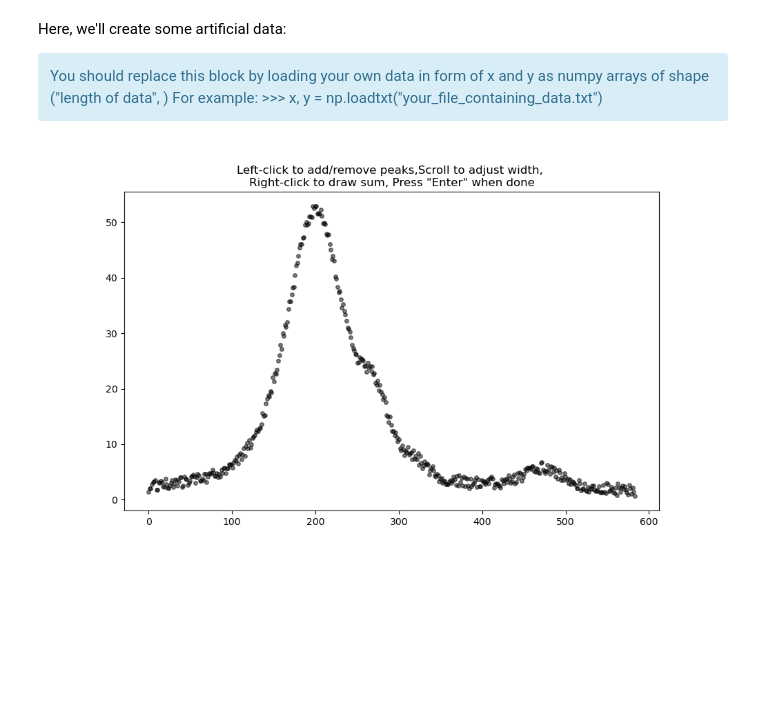
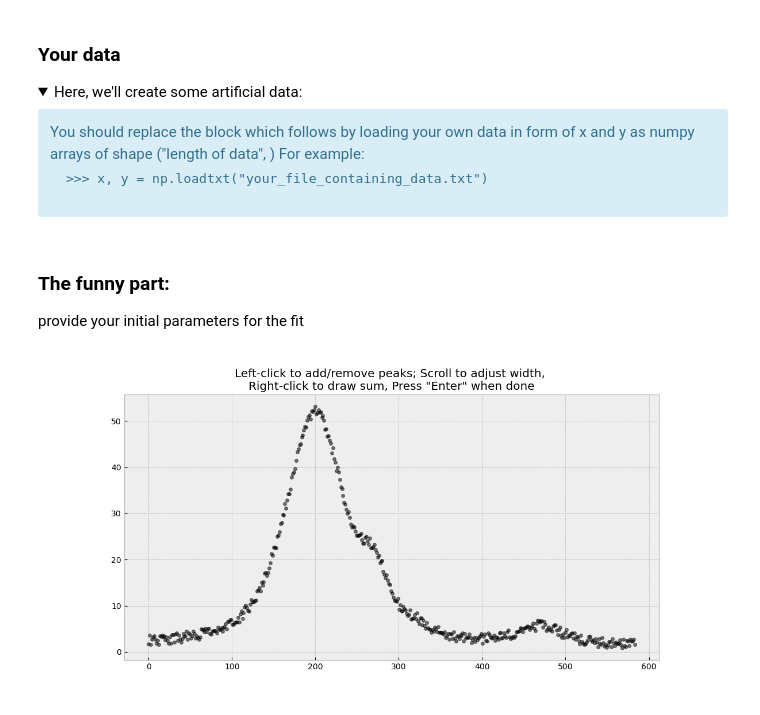
Before and after one commit to svi-lab/SemiManual-fitting, a Jupyter notebook: SMfit.ipynb, the cells around one changed output. Cells and saved outputs as stored; diff of their text form; code cells hidden in the pictures; folded sections open; blank space fills up the shorter version.

```diff
--- a/SMfit.ipynb
+++ b/SMfit.ipynb
@@ -74,23 +2,24 @@ y += np.random.random(len(x))*np.mean(y)/5
 %matplotlib widget
 import numpy as np
 import matplotlib.pyplot as plt
-from matplotlib.patches import Ellipse
-from copy import copy
 from scipy.optimize import curve_fit
 import utilities as ut
 
+
 fitting_function = ut.multi_pV
-# from utilities import fitonclick, pV, set_bounds, set_size
-# from utilities import multi_pV as fitting_function
-# plt.style.use('bmh')
+plt.style.use('bmh')
 # %% [markdown]
-Here, we'll create some artificial data:
+### Your data
+
+<details><summary>Here, we'll create some artificial data:</summary>
+
 <div class="alert alert-block alert-info">
-    You should replace this block by loading your own data</ br>
+    You should replace the block which follows by loading your own data</ br>
     in form of x and y as numpy arrays of shape ("length of data", )</ br>
     For example: </ br>
-    >>> x, y = np.loadtxt("your_file_containing_data.txt")
+    <pre>>>> x, y = np.loadtxt("your_file_containing_data.txt")</pre>
 </div>
+</details>
 # %%
 dummy_params = [51, 200, 85, 0.3,
                 10, 272, 37, 0.8,
@@ -104,6 +33,9 @@ y += np.random.random(len(x))*np.mean(y)/5
+# %% [markdown]
+### The funny part:
+provide your initial parameters for the fit
 # %%
 # check the docstring for the fitonclick class:
-# del mfit
-mfit = ut.fitonclick(x, y, scrolling_speed=4, figsize=(10, 6))
+figsize=(12, 6)
+mfit = ut.fitonclick(x, y, scrolling_speed=4, figsize=figsize)
 # %% [output]
-[figure, old version]
+[figure, new version]
```
Also changed, not shown: parts of 16 cells of this notebook, 3 other files.
